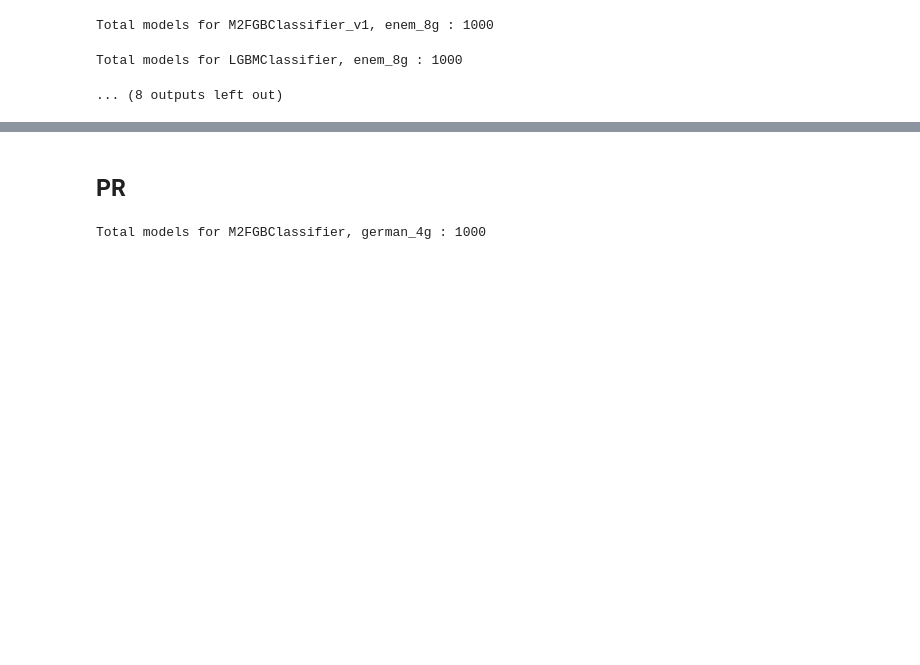
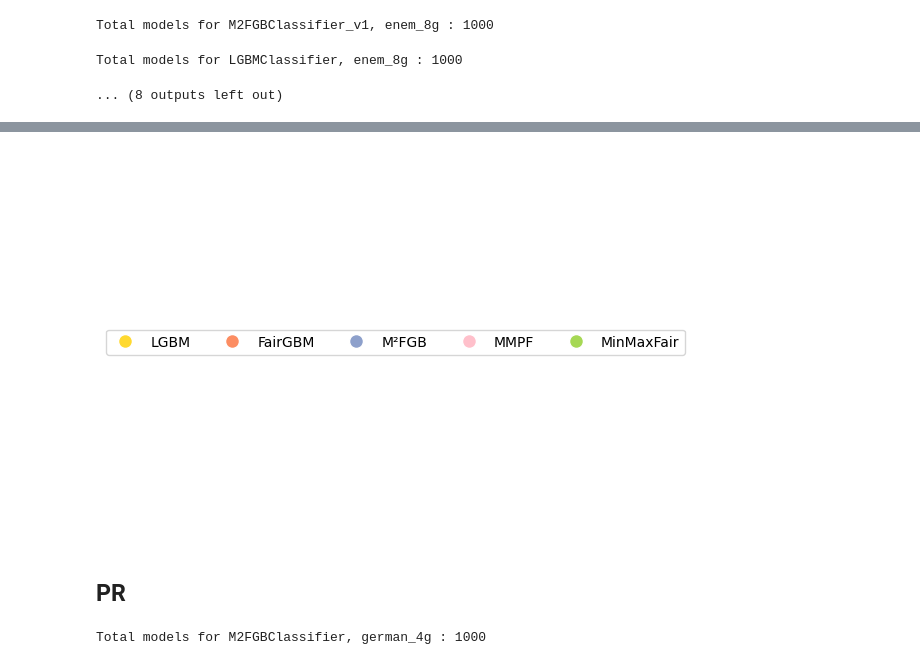
Before and after one commit to hiaac-finance/m2fgb, a Jupyter notebook: notebooks/plot_results.ipynb, the cells around one changed output, grey strips where cells are left out. Cells and saved outputs as stored; diff of their text form; code cells hidden in the pictures; blank space fills up the shorter version.

```diff
--- a/notebooks/plot_results.ipynb
+++ b/notebooks/plot_results.ipynb
@@ -59,8 +59,13 @@ handles = [
 handles_tpr = [
     Line2D([0], [0], marker = "o", color = "w", label=value, markerfacecolor=methods_color[key], markersize=10) for key, value in methods_names.items() if "tpr" in key or "LGBMClassifier" in key or "eod" in key
 ]
+handles_eq = [
+    Line2D([0], [0], marker = "o", color = "w", label=value, markerfacecolor=methods_color[key], markersize=10) for key, value in methods_names.items() if key in ["LGBMClassifier", "M2FGBClassifier", "MinimaxPareto", "MinMaxFairRegressor", "FairGBMClassifier"]
+]
+
+
 handles_pr = [
-    Line2D([0], [0], marker = "o", color = "w", label=value, markerfacecolor=methods_color[key], markersize=10) for key, value in methods_names.items() if "_pr" in key or "LGBM" in key
+    Line2D([0], [0], marker = "o", color = "w", label=value, markerfacecolor=methods_color[key], markersize=10) for key, value in methods_names.items() if "_pr" in key or "LGBMClassifier" in key
 ]
 
 handles_reg = [
@@ -511,3 +561,11 @@ plt.savefig("../figs/bench_eq.pdf", dpi = 300)
+# %%
+# plot the legend separately
+fig, ax = plt.subplots()
+ax.legend(handles = handles_eq, loc = "center", ncol = len(handles_tpr), fontsize = 10)
+ax.axis("off")
+plt.savefig("../figs/legend_eq.pdf", dpi = 300)
+# %% [output]
+[figure, added]
 # %% [markdown]
 ## PR
 # %%
```
Also changed, not shown: parts of 13 cells of this notebook, 1 other file.
